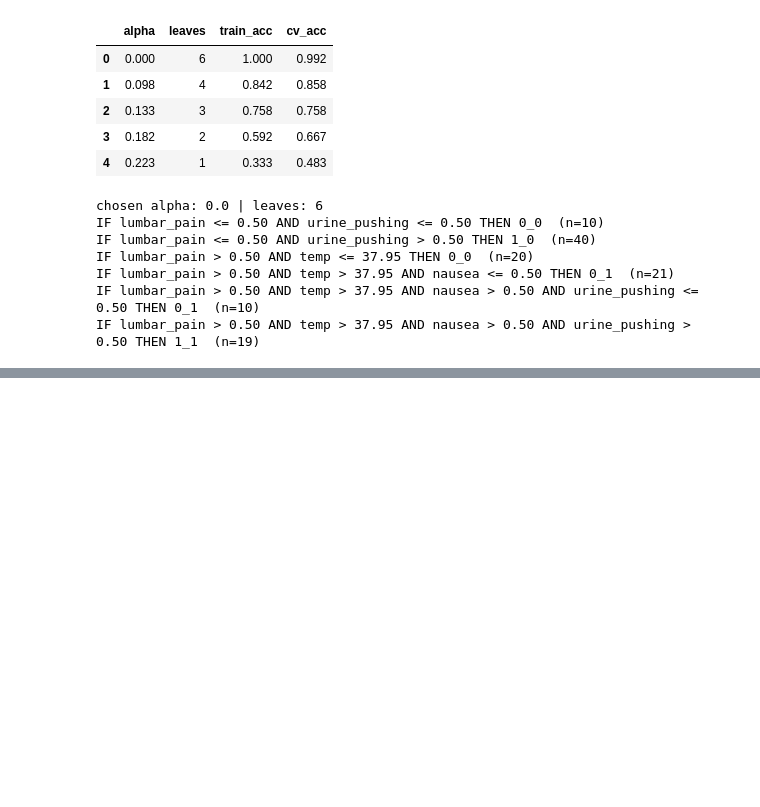
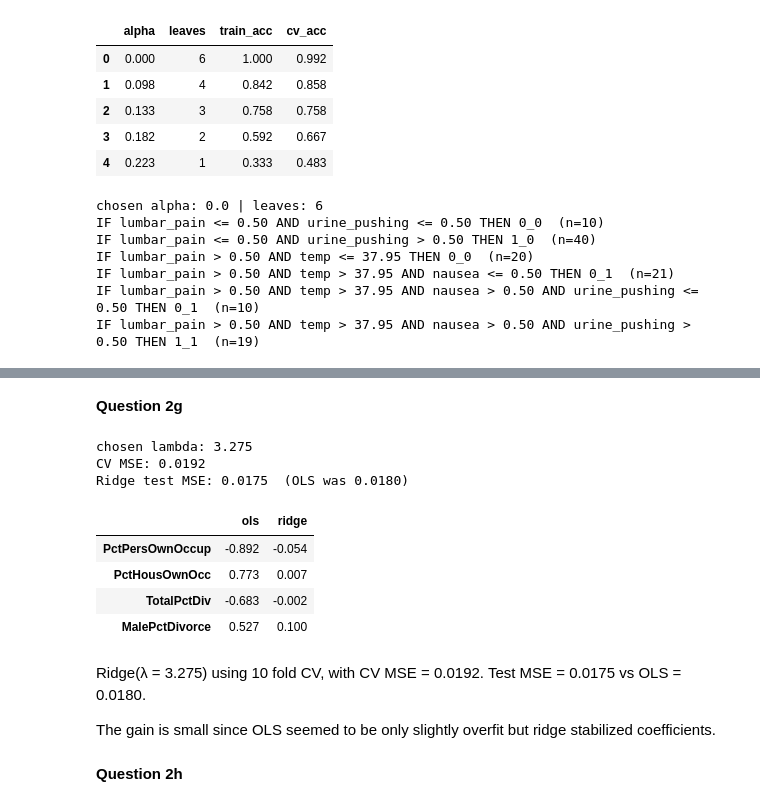
Before and after one commit to dkim7472/DSCI552_Assignment_5, a Jupyter notebook: assignment.ipynb, the cells around one changed output, grey strips where cells are left out. Saved outputs shown, nothing was run; the diff lists cells and outputs as text; code cells hidden in the pictures; blank space fills up the shorter version.

```diff
--- a/assignment.ipynb
+++ b/assignment.ipynb
@@ -112,0 +227,17 @@ IF lumbar_pain > 0.50 AND temp > 37.95 AND nausea > 0.50 AND urine_pushing > 0.5
+# %%
+from sklearn.linear_model import LinearRegression
+from sklearn.metrics import mean_squared_error
+
+ols_model = LinearRegression().fit(X_train, y_train)
+
+ols_train_mse = mean_squared_error(y_train, ols_model.predict(X_train))
+ols_test_mse  = mean_squared_error(y_test,  ols_model.predict(X_test))
+baseline_test_mse = mean_squared_error(y_test, np.full(len(y_test), y_train.mean()))
+
+print(f"OLS train MSE: {ols_train_mse:.4f}")
+print(f"OLS test MSE:  {ols_test_mse:.4f}")
+print(f"Baseline (predict train mean) test MSE: {baseline_test_mse:.4f}")
+
+ols_coefs = pd.Series(ols_model.coef_, index=X_train.columns)
+print(ols_coefs[["LemasSwFTPerPop", "PolicPerPop"]])
+ols_coefs.abs().sort_values(ascending=False).head(10)
@@ -112,0 +262,36 @@ IF lumbar_pain > 0.50 AND temp > 37.95 AND nausea > 0.50 AND urine_pushing > 0.5
+# %% [markdown]
+**Question 2g**
+# %%
+from sklearn.linear_model import RidgeCV
+from sklearn.model_selection import KFold
+
+LAMBDA_GRID = np.logspace(-3, 3, 100)
+reg_cv_splitter = KFold(n_splits=10, shuffle=True, random_state=42)
+
+ridge_model = RidgeCV(alphas=LAMBDA_GRID, cv=reg_cv_splitter,
+                      scoring="neg_mean_squared_error").fit(X_train, y_train)
+ridge_test_mse = mean_squared_error(y_test, ridge_model.predict(X_test))
+
+print(f"chosen lambda: {ridge_model.alpha_:.3f}")
+print(f"CV MSE: {-ridge_model.best_score_:.4f}")
+print(f"Ridge test MSE: {ridge_test_mse:.4f}  (OLS was {ols_test_mse:.4f})")
+# %% [output]
+chosen lambda: 3.275
+CV MSE: 0.0192
+Ridge test MSE: 0.0175  (OLS was 0.0180)
+# %%
+ridge_coefs = pd.Series(ridge_model.coef_, index=X_train.columns)
+pd.DataFrame({"ols": ols_coefs, "ridge": ridge_coefs}).loc[
+    ["PctPersOwnOccup", "PctHousOwnOcc", "TotalPctDiv", "MalePctDivorce"]].round(3)
+# %% [output]
+|  | ols | ridge |
+| PctPersOwnOccup | -0.892 | -0.054 |
+| PctHousOwnOcc | 0.773 | 0.007 |
+| TotalPctDiv | -0.683 | -0.002 |
+| MalePctDivorce | 0.527 | 0.100 |
+# %% [markdown]
+Ridge(λ = 3.275) using 10 fold CV, with CV MSE = 0.0192. Test MSE = 0.0175 vs OLS = 0.0180.
+
+The gain is small since OLS seemed to be only slightly overfit but ridge stabilized coefficients.
+# %% [markdown]
+**Question 2h**
```
Also changed, not shown: parts of 25 cells of this notebook.
